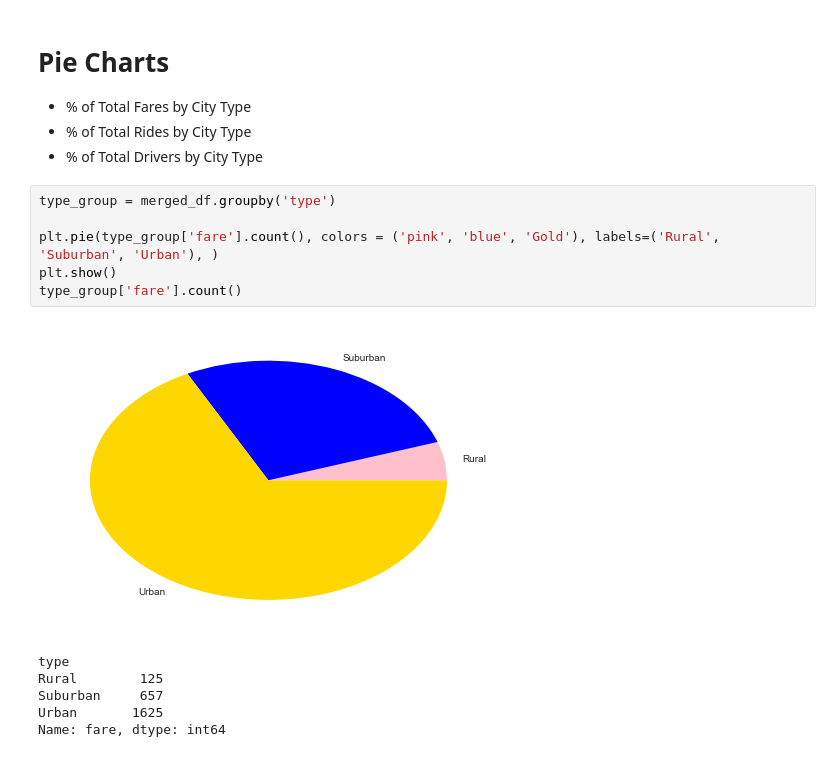
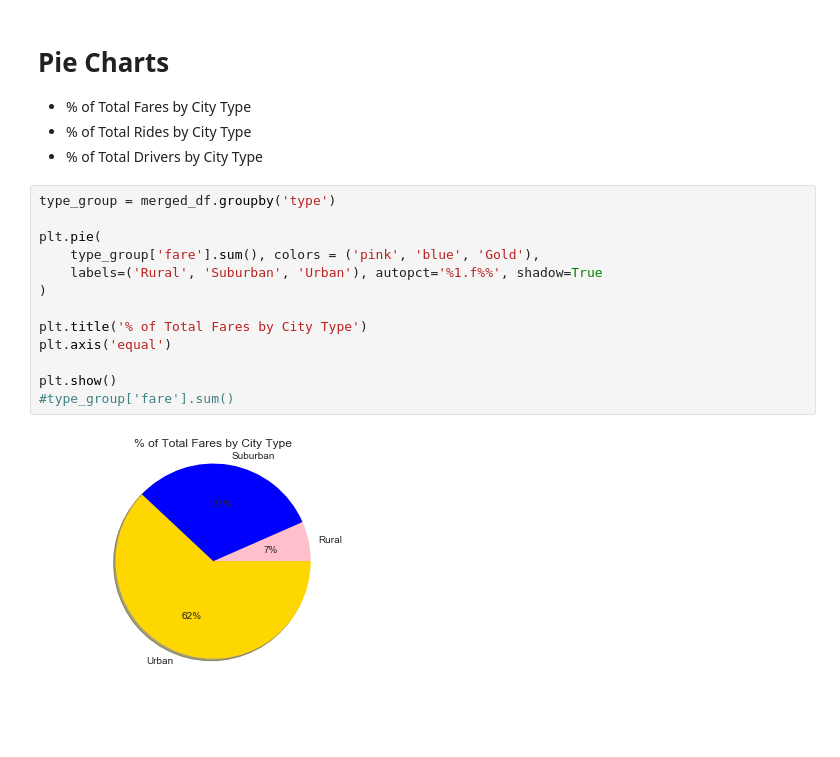
Before and after one commit to nfstein/05-ste-matplotlib-hwk, a Jupyter notebook: Pyber/cars.ipynb, the cells around one changed output. Saved outputs shown, nothing was run; the diff lists cells and outputs as text; blank space fills up the shorter version.

```diff
--- a/Pyber/cars.ipynb
+++ b/Pyber/cars.ipynb
@@ -78,13 +74,15 @@ plt.show()
 # %%
 type_group = merged_df.groupby('type')
 
-plt.pie(type_group['fare'].count(), colors = ('pink', 'blue', 'Gold'), labels=('Rural', 'Suburban', 'Urban'), )
+plt.pie(
+    type_group['fare'].sum(), colors = ('pink', 'blue', 'Gold'),
+    labels=('Rural', 'Suburban', 'Urban'), autopct='%1.f%%', shadow=True
+)
+
+plt.title('% of Total Fares by City Type')
+plt.axis('equal')
+
 plt.show()
-type_group['fare'].count()
+#type_group['fare'].sum()
 # %% [output]
-[figure, old version]
+[figure, new version]
-type
-Rural        125
-Suburban     657
-Urban       1625
-Name: fare, dtype: int64
```
Also changed, not shown: parts of 4 cells of this notebook, 7 other files.
